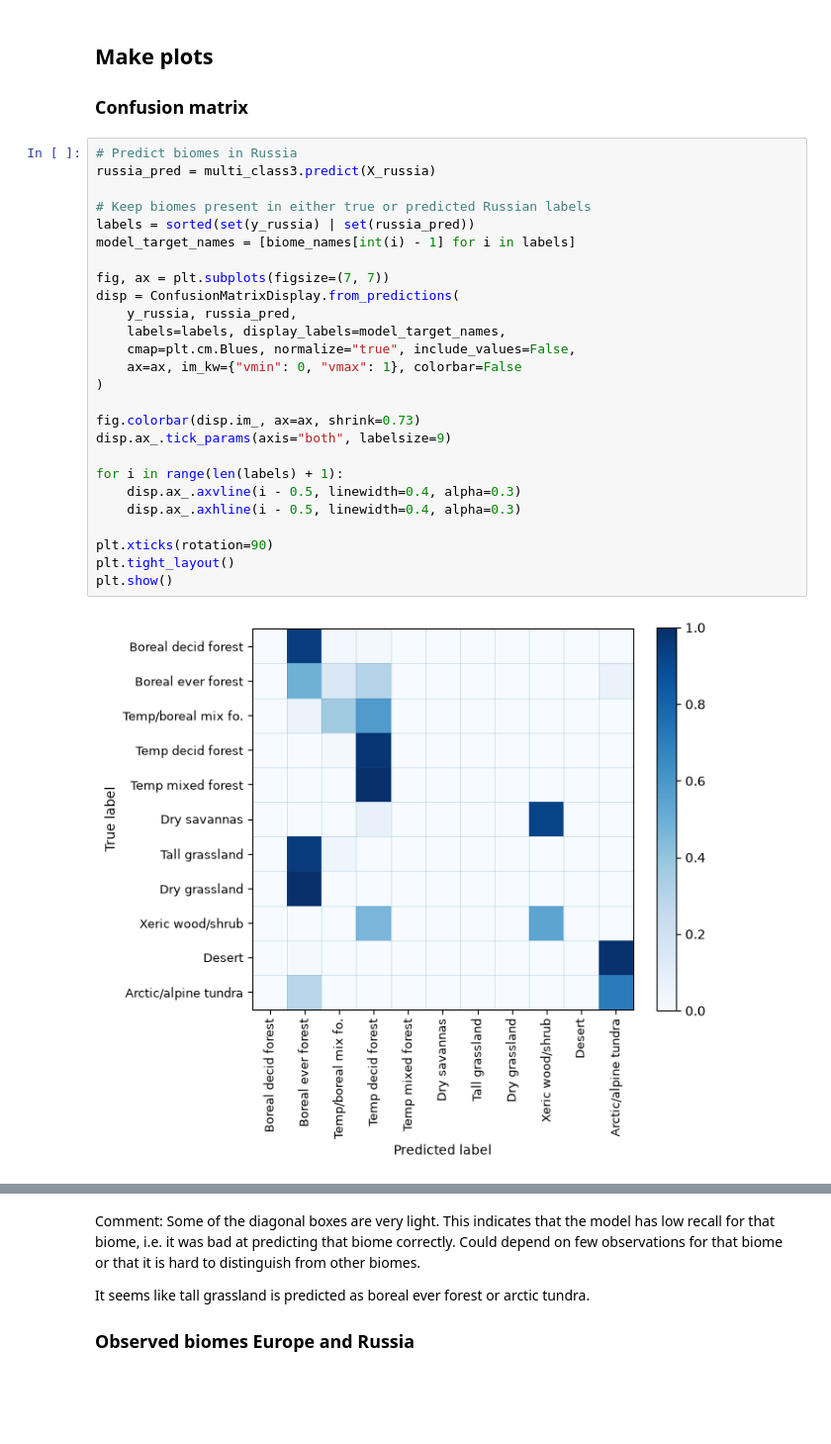
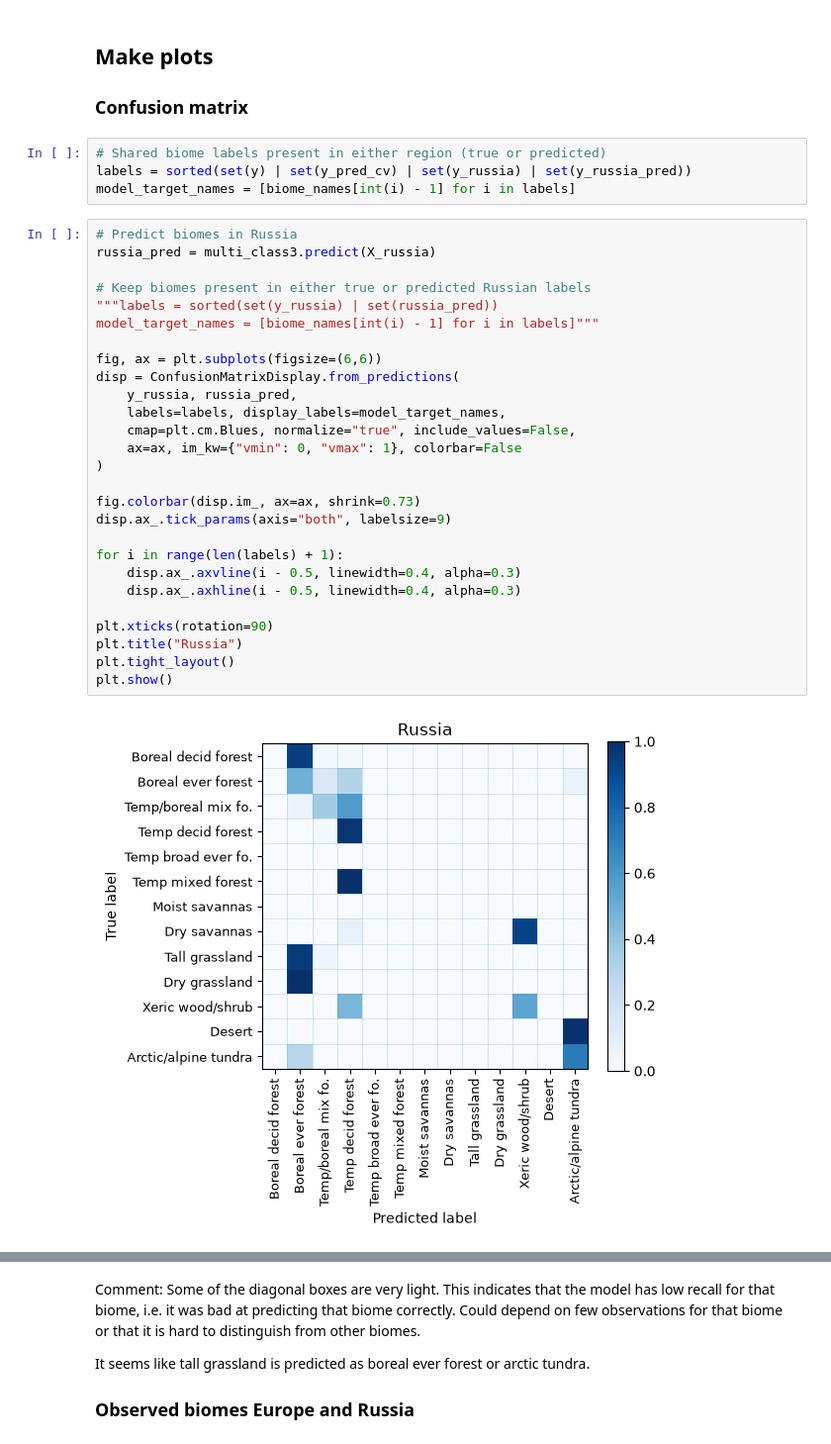
Before and after one commit to AndreaRaaschou/BERN01, a Jupyter notebook: biome_project/Andrea/version2.ipynb, the cells around one changed output, grey strips where cells are left out. Shown at 99% size. Drawn from its saved outputs; the diff is of its cells as text; blank space fills up the shorter version.

```diff
--- a/biome_project/Andrea/version2.ipynb
+++ b/biome_project/Andrea/version2.ipynb
@@ -495,31 +495,36 @@ Classification report — Russia:
 # %% [markdown]
 ## Make plots
 ### Confusion matrix
+# %%
+# Shared biome labels present in either region (true or predicted)
+labels = sorted(set(y) | set(y_pred_cv) | set(y_russia) | set(y_russia_pred))
+model_target_names = [biome_names[int(i) - 1] for i in labels]
 # %%
 # Predict biomes in Russia
 russia_pred = multi_class3.predict(X_russia)
 
 # Keep biomes present in either true or predicted Russian labels
-labels = sorted(set(y_russia) | set(russia_pred))
-model_target_names = [biome_names[int(i) - 1] for i in labels]
+"""labels = sorted(set(y_russia) | set(russia_pred))
+model_target_names = [biome_names[int(i) - 1] for i in labels]"""
 
-fig, ax = plt.subplots(figsize=(7, 7))
+fig, ax = plt.subplots(figsize=(6,6))
 disp = ConfusionMatrixDisplay.from_predictions(
     y_russia, russia_pred,
     labels=labels, display_labels=model_target_names,
     cmap=plt.cm.Blues, normalize="true", include_values=False,
     ax=ax, im_kw={"vmin": 0, "vmax": 1}, colorbar=False
 )
 
 fig.colorbar(disp.im_, ax=ax, shrink=0.73)
 disp.ax_.tick_params(axis="both", labelsize=9)
 
 for i in range(len(labels) + 1):
     disp.ax_.axvline(i - 0.5, linewidth=0.4, alpha=0.3)
     disp.ax_.axhline(i - 0.5, linewidth=0.4, alpha=0.3)
 
 plt.xticks(rotation=90)
+plt.title("Russia")
 plt.tight_layout()
 plt.show()
 # %% [output]
-[figure, old version]
+[figure, new version]
```
Also changed, not shown: parts of 3 cells of this notebook, 5 other files.
